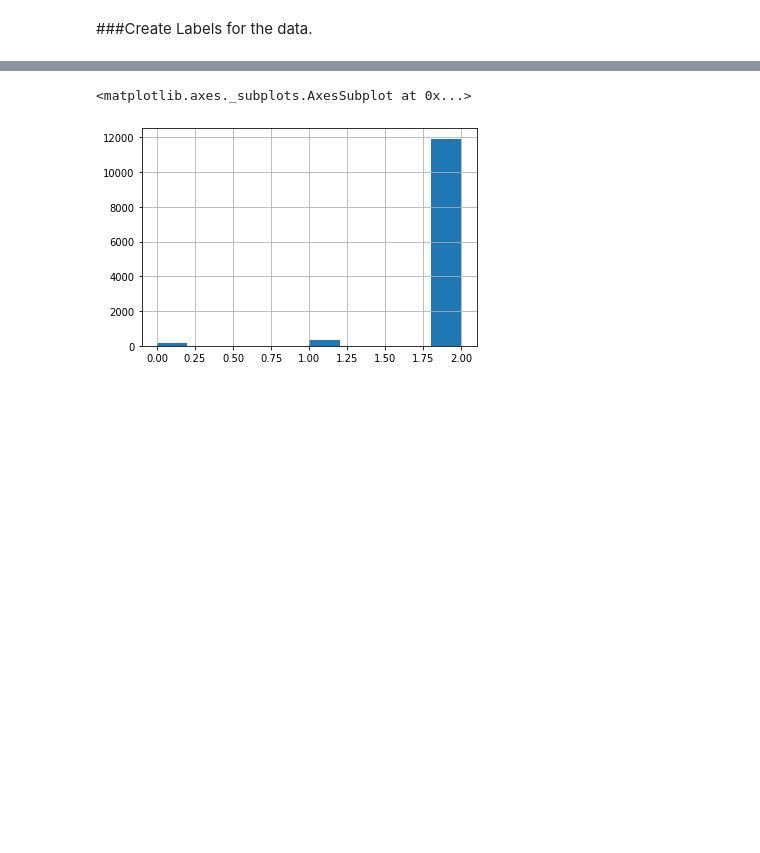
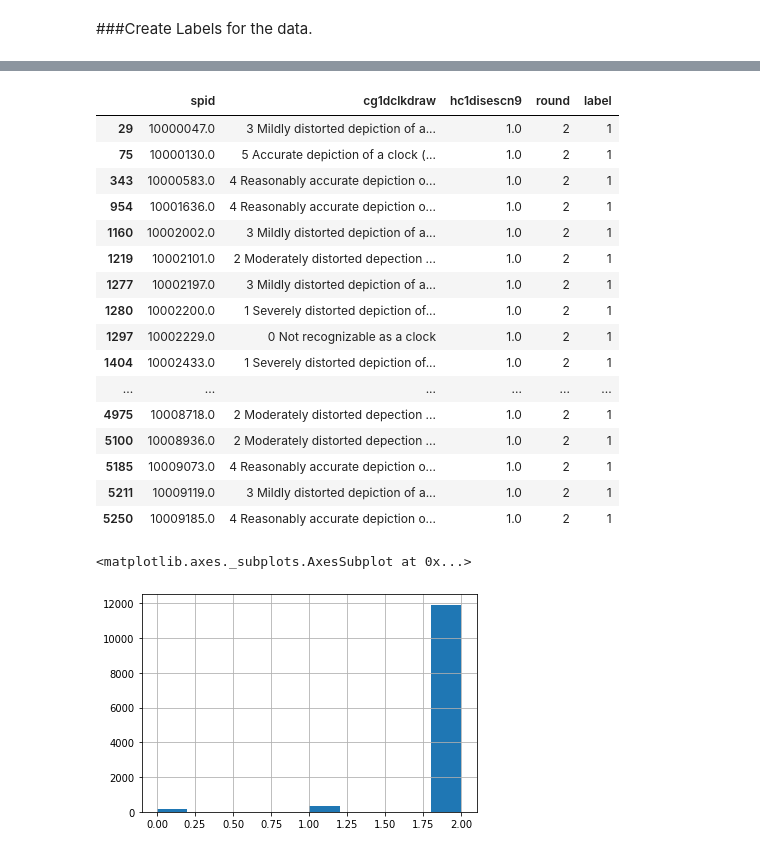
Before and after one commit to ian-byrne/MADSmilestone2, a Jupyter notebook: SIADS695_clock_image.ipynb, the cells around one changed output, grey strips where cells are left out. Drawn from its saved outputs; the diff is of its cells as text; code cells hidden in the pictures; blank space fills up the shorter version.

```diff
--- a/SIADS695_clock_image.ipynb
+++ b/SIADS695_clock_image.ipynb
@@ -186,3 +206,23 @@ rounds1_10.head()
+# %%
+post1.head(50)
+# %% [output]
+|  | spid | cg1dclkdraw | hc1disescn9 | round | label |
+| 29 | 10000047.0 | 3 Mildly distorted depiction of a... | 1.0 | 2 | 1 |
+| 75 | 10000130.0 | 5 Accurate depiction of a clock (... | 1.0 | 2 | 1 |
+| 343 | 10000583.0 | 4 Reasonably accurate depiction o... | 1.0 | 2 | 1 |
+| 954 | 10001636.0 | 4 Reasonably accurate depiction o... | 1.0 | 2 | 1 |
+| 1160 | 10002002.0 | 3 Mildly distorted depiction of a... | 1.0 | 2 | 1 |
+| 1219 | 10002101.0 | 2 Moderately distorted depection ... | 1.0 | 2 | 1 |
+| 1277 | 10002197.0 | 3 Mildly distorted depiction of a... | 1.0 | 2 | 1 |
+| 1280 | 10002200.0 | 1 Severely distorted depiction of... | 1.0 | 2 | 1 |
+| 1297 | 10002229.0 | 0 Not recognizable as a clock | 1.0 | 2 | 1 |
+| 1404 | 10002433.0 | 1 Severely distorted depiction of... | 1.0 | 2 | 1 |
+| ... | ... | ... | ... | ... | ... |
+| 4975 | 10008718.0 | 2 Moderately distorted depection ... | 1.0 | 2 | 1 |
+| 5100 | 10008936.0 | 2 Moderately distorted depection ... | 1.0 | 2 | 1 |
+| 5185 | 10009073.0 | 4 Reasonably accurate depiction o... | 1.0 | 2 | 1 |
+| 5211 | 10009119.0 | 3 Mildly distorted depiction of a... | 1.0 | 2 | 1 |
+| 5250 | 10009185.0 | 4 Reasonably accurate depiction o... | 1.0 | 2 | 1 |
 # %%
 #Checking for
 #rounds1_10.reset_index(inplace = True)
```
Also changed, not shown: parts of 13 cells of this notebook.
